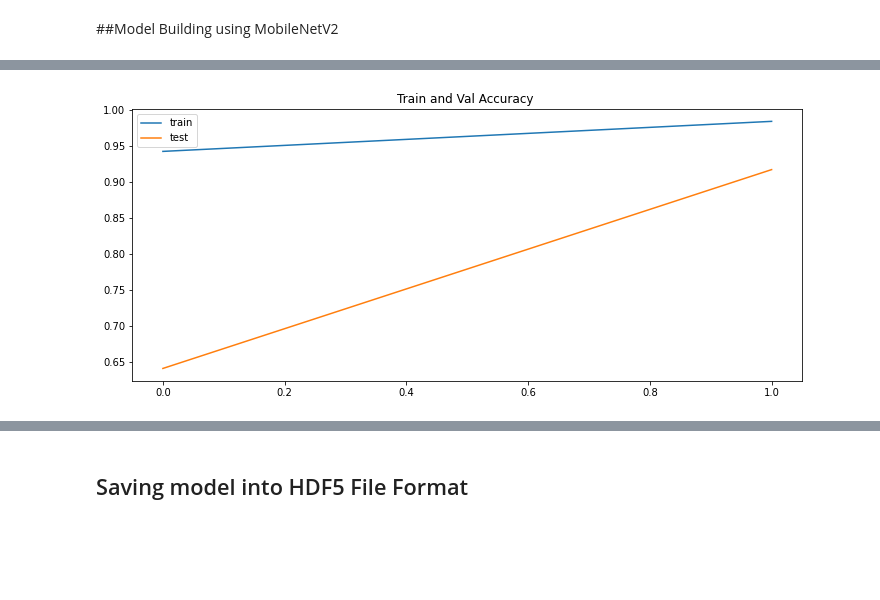
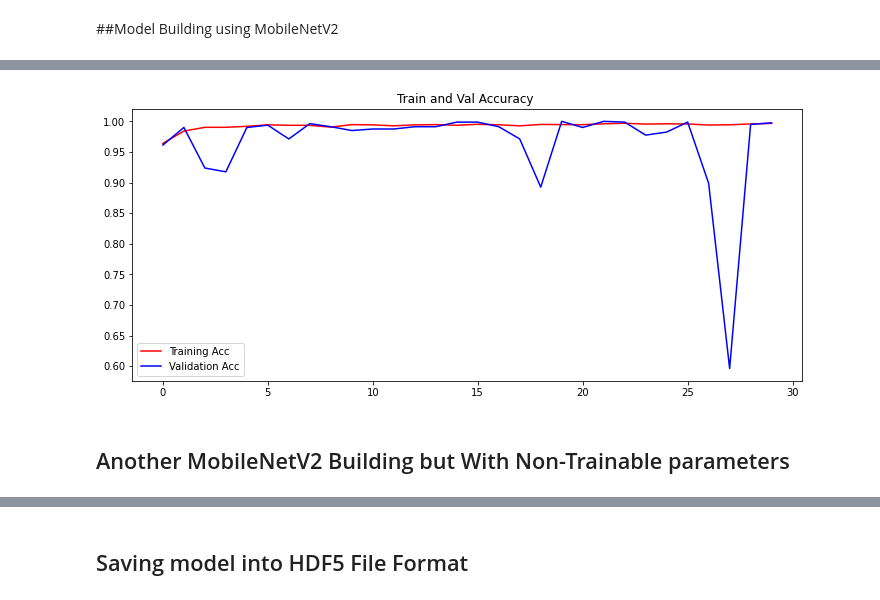
Before and after one commit to muhammadghazyy/mask_detector, a Jupyter notebook: model_building.ipynb, the cells around one changed output, grey strips where cells are left out. Drawn from its saved outputs; the diff is of its cells as text; code cells hidden in the pictures; blank space fills up the shorter version.

Commit message:
Updated MobileNetV2 Model

```diff
--- a/model_building.ipynb
+++ b/model_building.ipynb
@@ -172,5 +190,5 @@ plt.show()
 # %% [markdown]
 ##Model Building using MobileNetV2
 # %%
-mnv2 = MobileNetV2(input_shape=(120,120,3),include_top=False,weights='imagenet')
+mnv2 = MobileNetV2(input_shape=(128,128,3),include_top=False,weights='imagenet')
 # %% [output]
@@ -179,7 +198,7 @@ WARNING:tensorflow:`input_shape` is undefined or non-square, or `rows` is not in
 model2 = tf.keras.Sequential([
                              mnv2,
                              tf.keras.layers.GlobalAveragePooling2D(),
-                             tf.keras.layers.Dense(256,activation=tf.nn.relu),
+                             tf.keras.layers.Dense(128,activation=tf.nn.relu),
                              tf.keras.layers.Dense(n_classes,activation=tf.nn.softmax)
 ])
 # %%
@@ -209,7 +228,7 @@ step_size_val = val_generator.n // val_generator.batch_size
 history2 = model2.fit(
     train_generator,
     validation_data = val_generator,
-    epochs = 2,
+    epochs = epochs,
     steps_per_epoch = step_size_train,
     validation_steps = step_size_val
 )
@@ -221,9 +253,11 @@ Epoch 2/2
 # %%
 plt.figure(figsize=(12,5))
 plt.title('Train and Val Accuracy ')
-plt.plot(history2.history['acc'], label='train')
-plt.plot(history2.history['val_acc'], label='test')
-plt.legend()
+plt.plot( history2.history['acc'],'r', label='Training Acc')
+plt.plot( history2.history['val_acc'],'b',  label='Validation Acc')
+plt.legend(loc=0)
 plt.show()
 # %% [output]
-[figure, old version]
+[figure, new version]
+# %% [markdown]
+## Another MobileNetV2 Building but With Non-Trainable parameters
```
Also changed, not shown: parts of 9 cells of this notebook.
